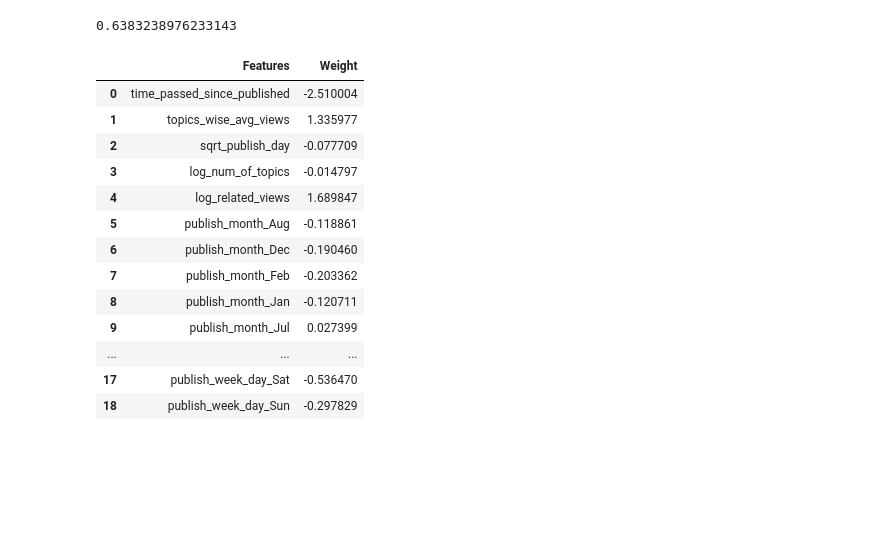
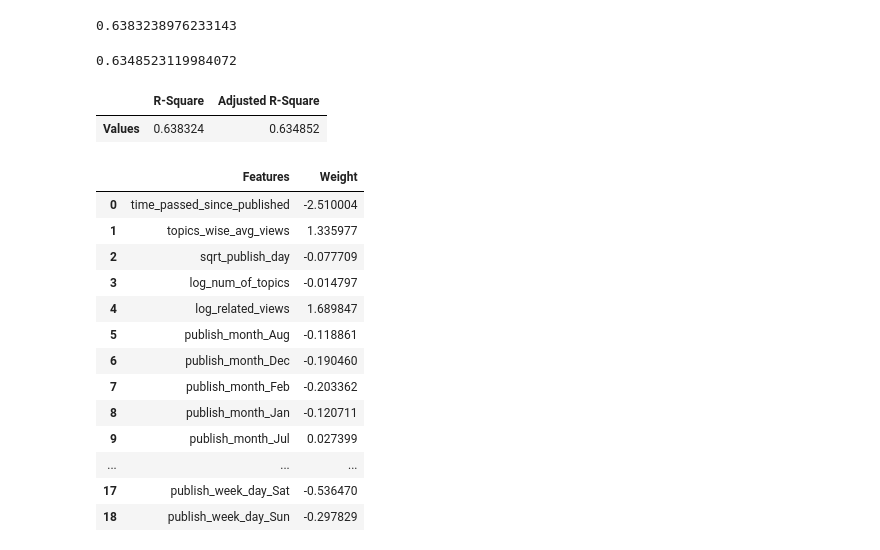
Before and after one commit to Rahul2661998/Capstone-Project-Ted-Talk-Views-Prediction-, a Jupyter notebook: Ted_Talk_Views_Predictions.ipynb, the cells around one changed output. Cells and saved outputs as stored; diff of their text form; code cells hidden in the pictures; blank space fills up the shorter version.

```diff
--- a/Ted_Talk_Views_Predictions.ipynb
+++ b/Ted_Talk_Views_Predictions.ipynb
@@ -917,9 +925,24 @@ plt.show()
 [figure]
 # %%
 # R-square to explain the variability our model id able to explain
-reg.score(x_train,y_train)
+R2=reg.score(x_train,y_train)
+R2
 # %% [output]
 0.6383238976233143
+# %%
+# Adjusted R-square
+n=len(x_train)
+p=x_train.shape[1]
+adj_r_sqr=1-((1-reg.score(x_train,y_train))*(n-1)/(n-p-1))
+adj_r_sqr
+# %% [output]
+0.6348523119984072
+# %%
+variability_df=pd.DataFrame({"R-Square":R2,"Adjusted R-Square":adj_r_sqr},index=["Values"])
+variability_df
+# %% [output]
+|  | R-Square | Adjusted R-Square |
+| Values | 0.638324 | 0.634852 |
 # %%
 summary=pd.DataFrame({'Features':X.columns,'Weight':reg.coef_})
 summary
```
Also changed, not shown: parts of 31 cells of this notebook.
